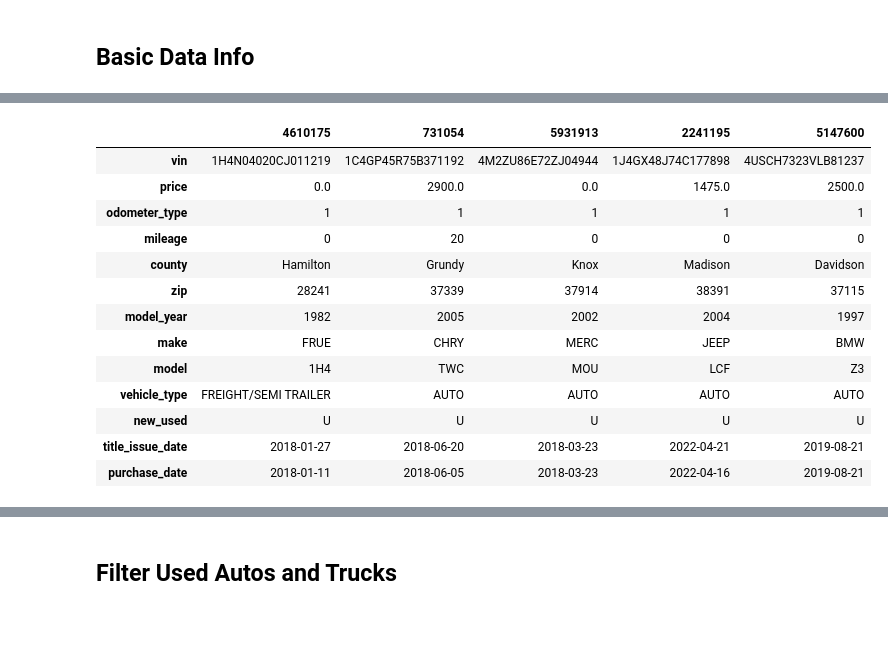
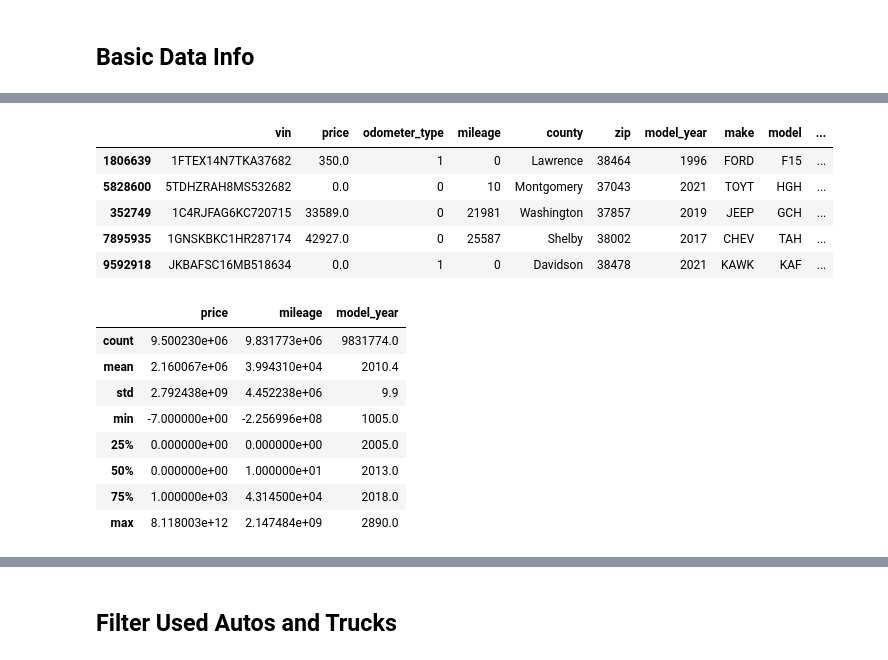
Before and after one commit to sheacon/used_car_pricing, a Jupyter notebook: 0_eda_tn_dmv.ipynb, the cells around one changed output, grey strips where cells are left out. Drawn from its saved outputs; the diff is of its cells as text; code cells hidden in the pictures; blank space fills up the shorter version.

```diff
--- a/0_eda_tn_dmv.ipynb
+++ b/0_eda_tn_dmv.ipynb
@@ -117,19 +117,24 @@ purchase_date         13427
 dtype: int64
 # %%
 # data sample
-df.sample(5).T
+df.sample(5)
 # %% [output]
-|  | 4610175 | 731054 | 5931913 | 2241195 | 5147600 |
-| vin | 1H4N04020CJ011219 | 1C4GP45R75B371192 | 4M2ZU86E72ZJ04944 | 1J4GX48J74C177898 | 4USCH7323VLB81237 |
-| price | 0.0 | 2900.0 | 0.0 | 1475.0 | 2500.0 |
-| odometer_type | 1 | 1 | 1 | 1 | 1 |
-| mileage | 0 | 20 | 0 | 0 | 0 |
-| county | Hamilton | Grundy | Knox | Madison | Davidson |
-| zip | 28241 | 37339 | 37914 | 38391 | 37115 |
-| model_year | 1982 | 2005 | 2002 | 2004 | 1997 |
-| make | FRUE | CHRY | MERC | JEEP | BMW |
-| model | 1H4 | TWC | MOU | LCF | Z3 |
-| vehicle_type | FREIGHT/SEMI TRAILER | AUTO | AUTO | AUTO | AUTO |
-| new_used | U | U | U | U | U |
-| title_issue_date | 2018-01-27 | 2018-06-20 | 2018-03-23 | 2022-04-21 | 2019-08-21 |
-| purchase_date | 2018-01-11 | 2018-06-05 | 2018-03-23 | 2022-04-16 | 2019-08-21 |
+|  | vin | price | odometer_type | mileage | county | zip | model_year | make | model | ... |
+| 1806639 | 1FTEX14N7TKA37682 | 350.0 | 1 | 0 | Lawrence | 38464 | 1996 | FORD | F15 | ... |
+| 5828600 | 5TDHZRAH8MS532682 | 0.0 | 0 | 10 | Montgomery | 37043 | 2021 | TOYT | HGH | ... |
+| 352749 | 1C4RJFAG6KC720715 | 33589.0 | 0 | 21981 | Washington | 37857 | 2019 | JEEP | GCH | ... |
+| 7895935 | 1GNSKBKC1HR287174 | 42927.0 | 0 | 25587 | Shelby | 38002 | 2017 | CHEV | TAH | ... |
+| 9592918 | JKBAFSC16MB518634 | 0.0 | 1 | 0 | Davidson | 38478 | 2021 | KAWK | KAF | ... |
+# %%
+# numeric
+df.describe().round(decimals = 1)
+# %% [output]
+|  | price | mileage | model_year |
+| count | 9.500230e+06 | 9.831773e+06 | 9831774.0 |
+| mean | 2.160067e+06 | 3.994310e+04 | 2010.4 |
+| std | 2.792438e+09 | 4.452238e+06 | 9.9 |
+| min | -7.000000e+00 | -2.256996e+08 | 1005.0 |
+| 25% | 0.000000e+00 | 0.000000e+00 | 2005.0 |
+| 50% | 0.000000e+00 | 1.000000e+01 | 2013.0 |
+| 75% | 1.000000e+03 | 4.314500e+04 | 2018.0 |
+| max | 8.118003e+12 | 2.147484e+09 | 2890.0 |
```
Also changed, not shown: parts of 10 cells of this notebook.
